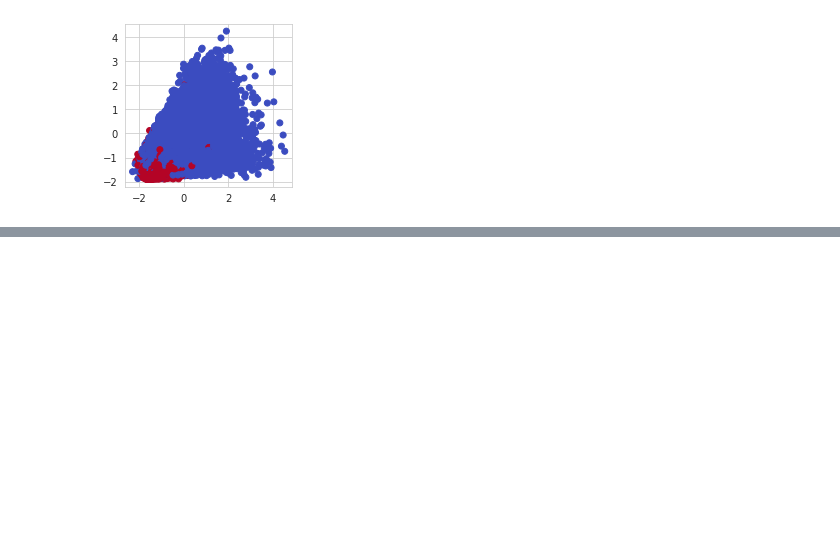
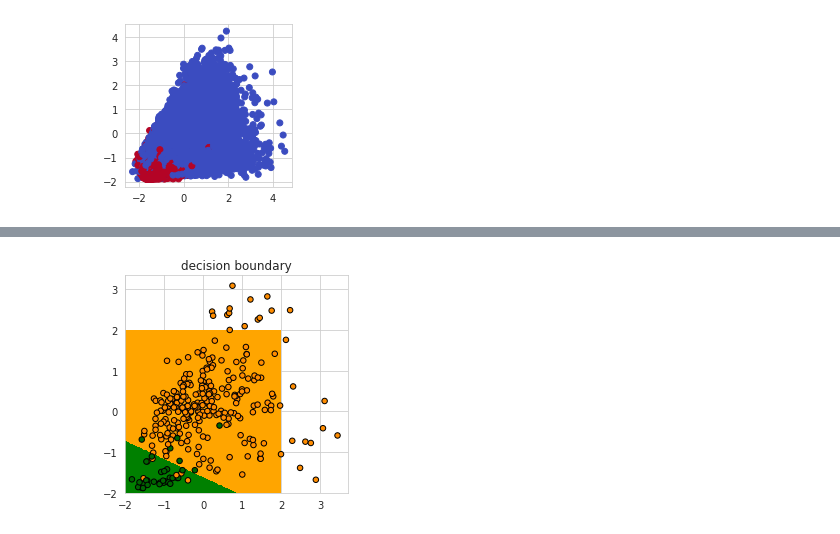
Before and after one commit to asrafulashiq/RPI_LFD_course, a Jupyter notebook: assignment12/p2.ipynb, the cells around one changed output, grey strips where cells are left out. Cells and saved outputs as stored; diff of their text form; code cells hidden in the pictures; blank space fills up the shorter version.

```diff
--- a/assignment12/p2.ipynb
+++ b/assignment12/p2.ipynb
@@ -330,0 +455,81 @@ obar.close()
+# %%
+# ------------------------------ early stopping ------------------------------ #
+# split train and val
+train_features, val_features, train_labels, val_labels = train_test_split(
+    features_train, labels_train, test_size=50, random_state=42)
+
+train_dataset = Dataset(
+    features_train,
+    labels_train)
+val_dataset = Dataset(
+    val_features,
+    val_labels)
+bs = 10
+dataloader_train = DataLoader(train_dataset,
+                                               batch_size=bs,
+                                               shuffle=True)
+dataloader_val = DataLoader(val_dataset,
+                                             batch_size=bs,
+                                             shuffle=True)
+
+model = NNLayer(dims=[2, 10, 1], eps=1)
+
+lr = 1
+trainer = Trainer(model, lr=lr, alpha=1.05, beta=0.6, weight_decay=0.01 / 300)
+
+log_interval = int(len(dataloader))
+metrics = Metrics(log_interval=log_interval)
+metrics_val = Metrics(log_interval=log_interval)
+
+max_iter = int(1e3)
+iteration = 0
+obar = tqdm(range(max_iter), desc='Training')
+
+best_weight = None
+best_val_loss = float('inf')
+patience = 300
+cur_patience = 0
+
+while iteration < max_iter:
+    for i, (x, y) in enumerate(dataloader_train):
+        loss, preds = trainer.train_batch_var_lr(x, y)
+        score, prec, rec = trainer.calc_metrics(y, preds)
+        metrics.update(loss, score, prec, rec)
+
+    for i, (x, y) in enumerate(dataloader_val):
+        _loss, _preds = trainer.predict_loss(x, y)
+        _score, _prec, _rec = trainer.calc_metrics(y, _preds)
+        metrics_val.update(_loss, _score, _prec, _rec)
+
+    avg_val_loss = metrics_val.get_latest_metrics()[0]
+    if avg_val_loss < best_val_loss:
+        best_weight = model.get_params()
+        best_val_loss = avg_val_loss
+        cur_patience = 0
+    else:
+        cur_patience += 1
+
+    if cur_patience > patience:
+        print(f'Early stopping at {iteration} for val-loss {best_val_loss}')
+        model.set_params(best_weight)
+        break
+
+    if iteration % log_interval == 0:
+        r_loss, r_acc, r_prec, r_rec = metrics.get_latest_metrics()
+        vr_loss, vr_acc, *_ = metrics_val.get_latest_metrics()
+
+        obar.set_postfix({
+            'loss': r_loss,
+            'acc': r_acc,
+            'loss_v': vr_loss,
+            'acc_v': vr_acc,
+            'lr': trainer.current_lr
+        })
+
+        obar.update(log_interval)
+    iteration += len(dataloader)
+obar.close()
+
+plt.figure(figsize=(4, 4))
+plot_decision_boundary(trainer, features_train, labels_train)
+# %% [output]
@@ -330,0 +537 @@ obar.close()
+[figure, added]
```
Also changed, not shown: parts of 6 cells of this notebook, 2 other files.
